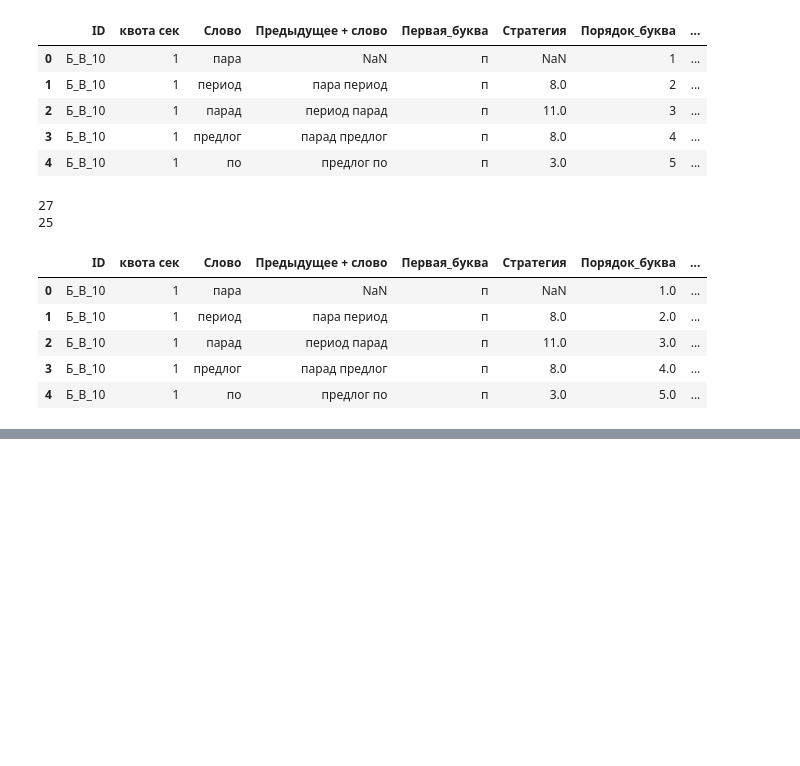
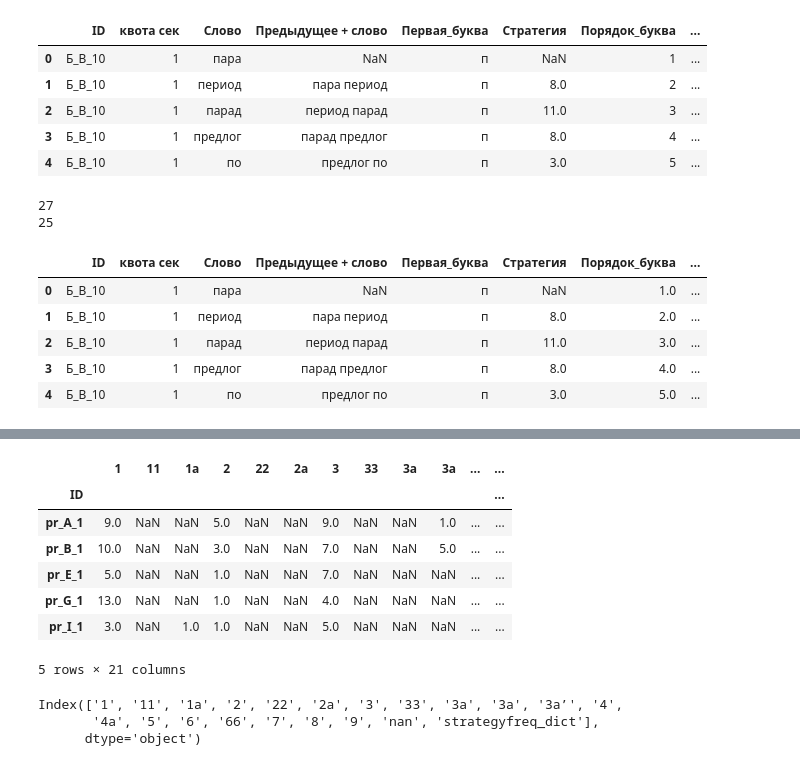
Before and after one commit to Aryunaa/Linguistics, a Jupyter notebook: pos_febr/analysis.ipynb, the cells around one changed output, grey strips where cells are left out. Saved outputs shown, nothing was run; the diff lists cells and outputs as text; code cells hidden in the pictures; blank space fills up the shorter version.

```diff
--- a/pos_febr/analysis.ipynb
+++ b/pos_febr/analysis.ipynb
@@ -80,0 +171,32 @@ df1.head()
+# %%
+df = df1[['strategyfreq_dict']]
+# %%
+def expand_dict_column(row):
+    for key, value in row['strategyfreq_dict'].items():
+        row[key] = int(value)
+    return row
+
+# Применяем функцию к каждой строке DataFrame
+df = df.apply(expand_dict_column, axis=1)
+
+# Удаляем столбец со словарями (если требуется)
+#df.drop('dict_column', axis=1, inplace=True)
+
+# Выводим DataFrame с новыми столбцами
+df.head()
+# %% [output]
+|  | 1 | 11 | 1а | 2 | 22 | 2а | 3 | 33 | 3a | 3а | ... | ... |
+| ID |  |  |  |  |  |  |  |  |  |  |  | ... |
+| pr_A_1 | 9.0 | NaN | NaN | 5.0 | NaN | NaN | 9.0 | NaN | NaN | 1.0 | ... | ... |
+| pr_B_1 | 10.0 | NaN | NaN | 3.0 | NaN | NaN | 7.0 | NaN | NaN | 5.0 | ... | ... |
+| pr_E_1 | 5.0 | NaN | NaN | 1.0 | NaN | NaN | 7.0 | NaN | NaN | NaN | ... | ... |
+| pr_G_1 | 13.0 | NaN | NaN | 1.0 | NaN | NaN | 4.0 | NaN | NaN | NaN | ... | ... |
+| pr_I_1 | 3.0 | NaN | 1.0 | 1.0 | NaN | NaN | 5.0 | NaN | NaN | NaN | ... | ... |
+5 rows × 21 columns
+# %%
+df = df.fillna(0)
+df.columns
+# %% [output]
+Index(['1', '11', '1а', '2', '22', '2а', '3', '33', '3a', '3а', '3а’', '4',
+       '4а', '5', '6', '66', '7', '8', '9', 'nan', 'strategyfreq_dict'],
+      dtype='object')
```
Also changed, not shown: parts of 23 cells of this notebook.
